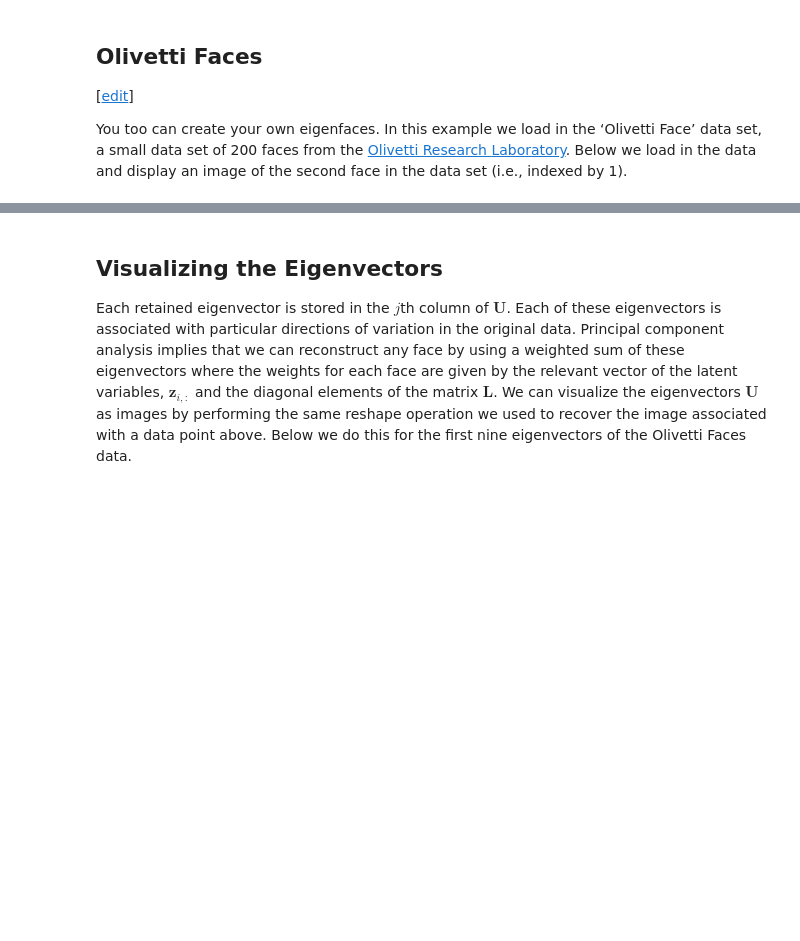
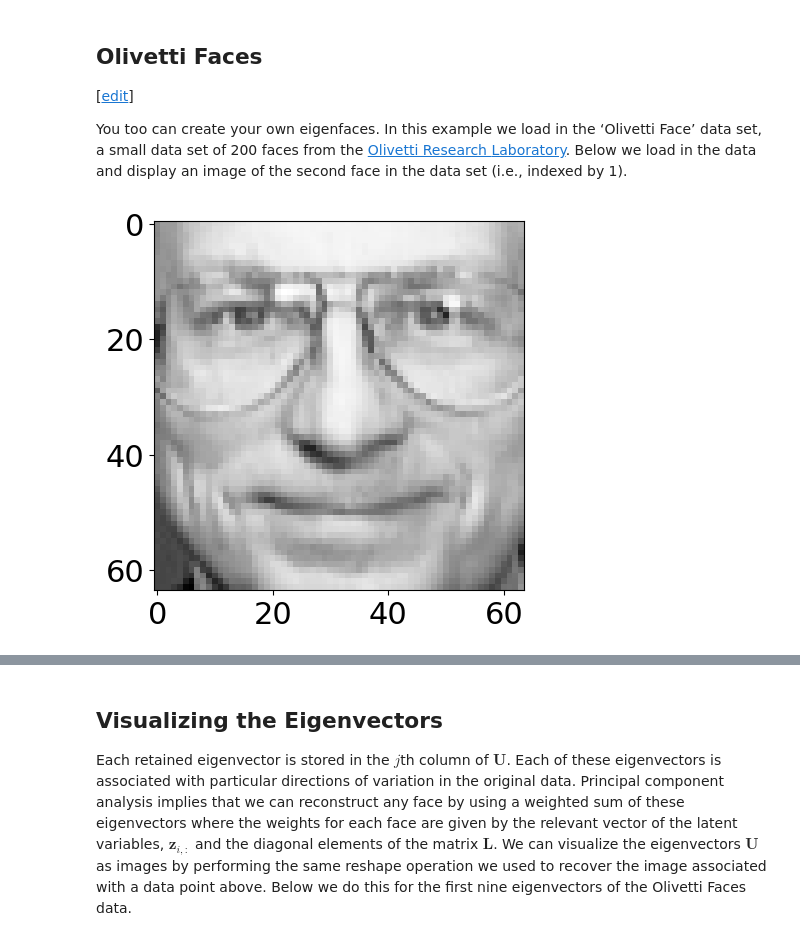
Before and after one commit to mlatcl/advds, a Jupyter notebook: _notebooks/06-01-dimensionality-reduction.ipynb, the cells around one changed output, grey strips where cells are left out. Cells and saved outputs as stored; diff of their text form; code cells hidden in the pictures; blank space fills up the shorter version.

```diff
--- a/_notebooks/06-01-dimensionality-reduction.ipynb
+++ b/_notebooks/06-01-dimensionality-reduction.ipynb
@@ -1669,8 +1721,11 @@ import matplotlib.pyplot as plt
 # %%
 data = pods.datasets.olivetti_glasses()
-Y = data['X'] # this data set is set up for classification, but we will model the outputs.
+Y = data['X'] # this data set is set up for classification, but we will model the inputs.
 lbls = data['Y']
 import matplotlib.cm as cm # import color map
 display_index = 0
 plt.imshow(np.reshape(Y[display_index, :].flatten(), (64, 64)).T, cmap = cm.Greys_r)
+mlai.write_figure("olivetti_faces_data.png", directory="dimred")
+# %% [output]
+[figure, added]
 # %% [markdown]
```
Also changed, not shown: parts of 21 cells of this notebook, 6 other files.
